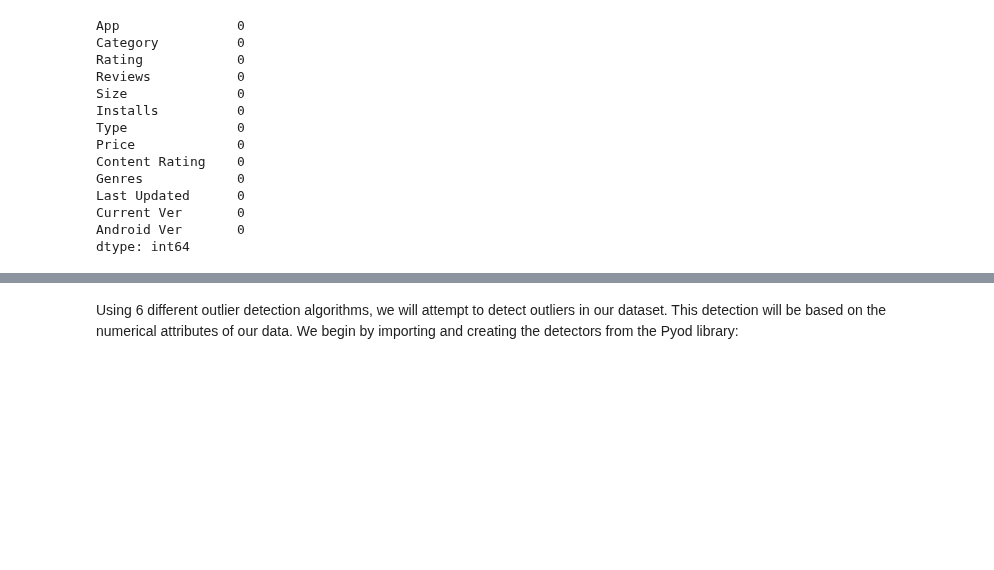
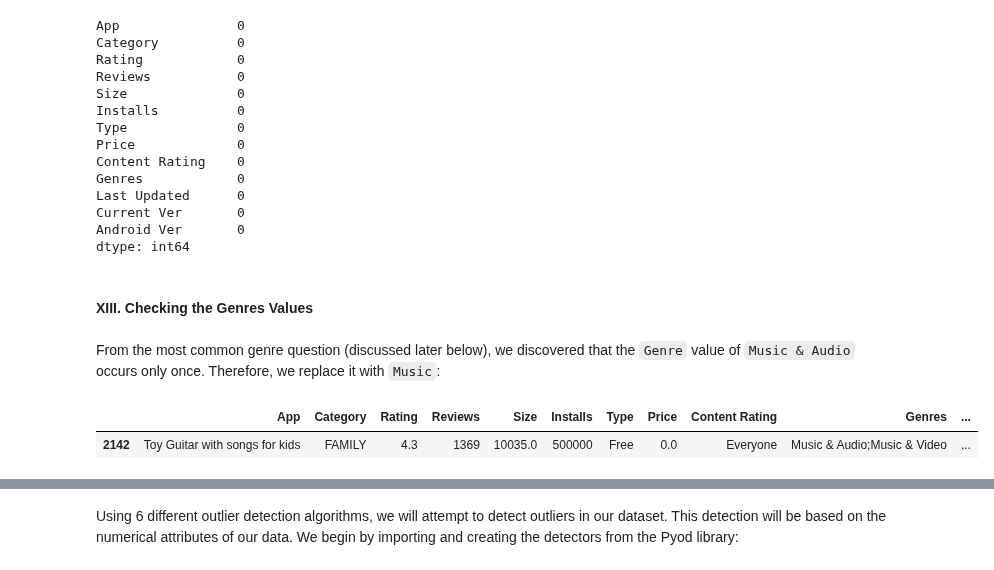
Before and after one commit to Logician724/play-store-analysis, a Jupyter notebook: notebook.ipynb, the cells around one changed output, grey strips where cells are left out. Saved outputs shown, nothing was run; the diff lists cells and outputs as text; code cells hidden in the pictures; blank space fills up the shorter version.

```diff
--- a/notebook.ipynb
+++ b/notebook.ipynb
@@ -430,3 +430,12 @@ Last Updated      0
 Current Ver       0
 Android Ver       0
 dtype: int64
+# %% [markdown]
+#### XIII. Checking the Genres Values
+# %% [markdown]
+From the most common genre question (discussed later below), we discovered that the `Genre` value of `Music & Audio` occurs only once. Therefore, we replace it with `Music`:
+# %%
+apps_df[apps_df['Genres'].str.contains('Music & Audio')]
+# %% [output]
+|  | App | Category | Rating | Reviews | Size | Installs | Type | Price | Content Rating | Genres | ... |
+| 2142 | Toy Guitar with songs for kids | FAMILY | 4.3 | 1369 | 10035.0 | 500000 | Free | 0.0 | Everyone | Music & Audio;Music & Video | ... |
```
Also changed, not shown: parts of 19 cells of this notebook.
